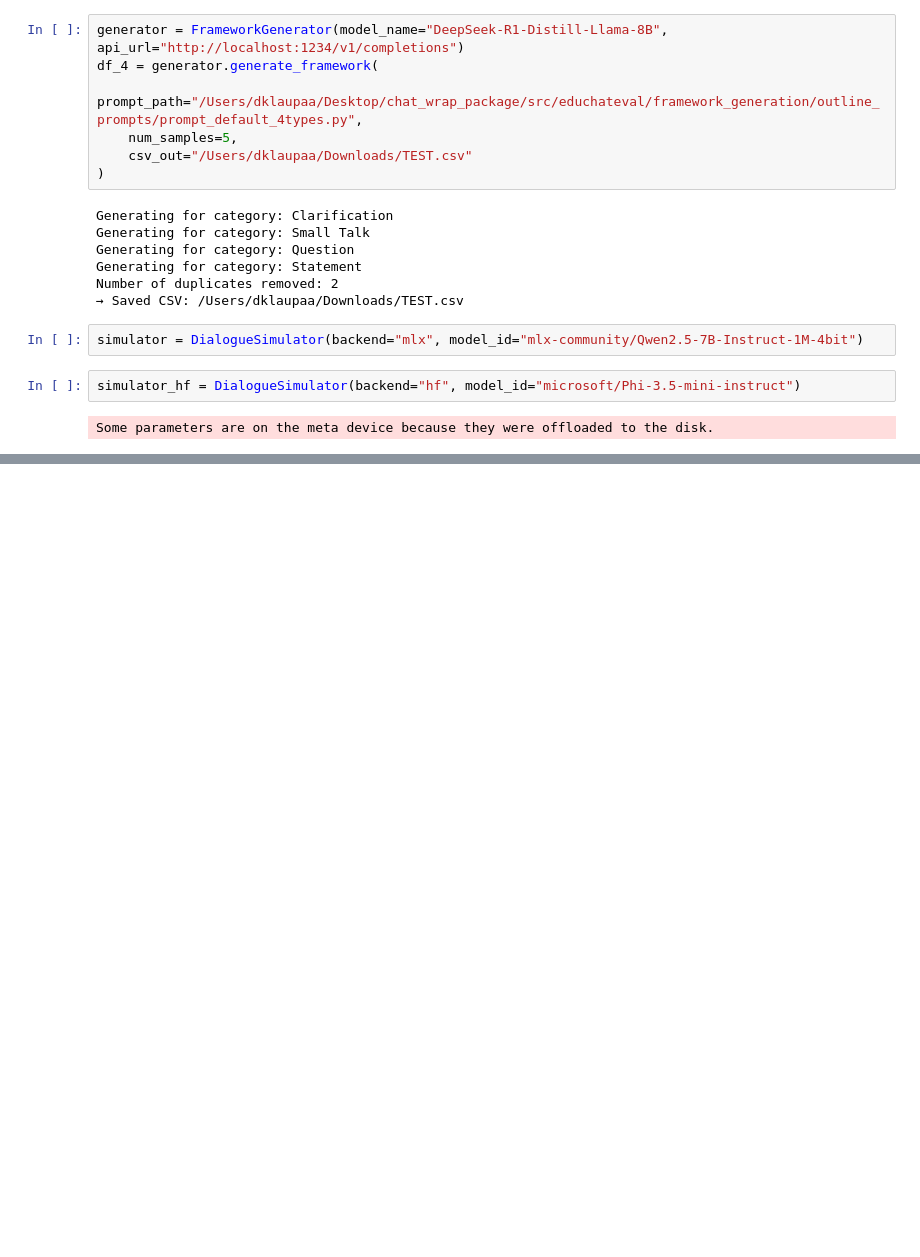
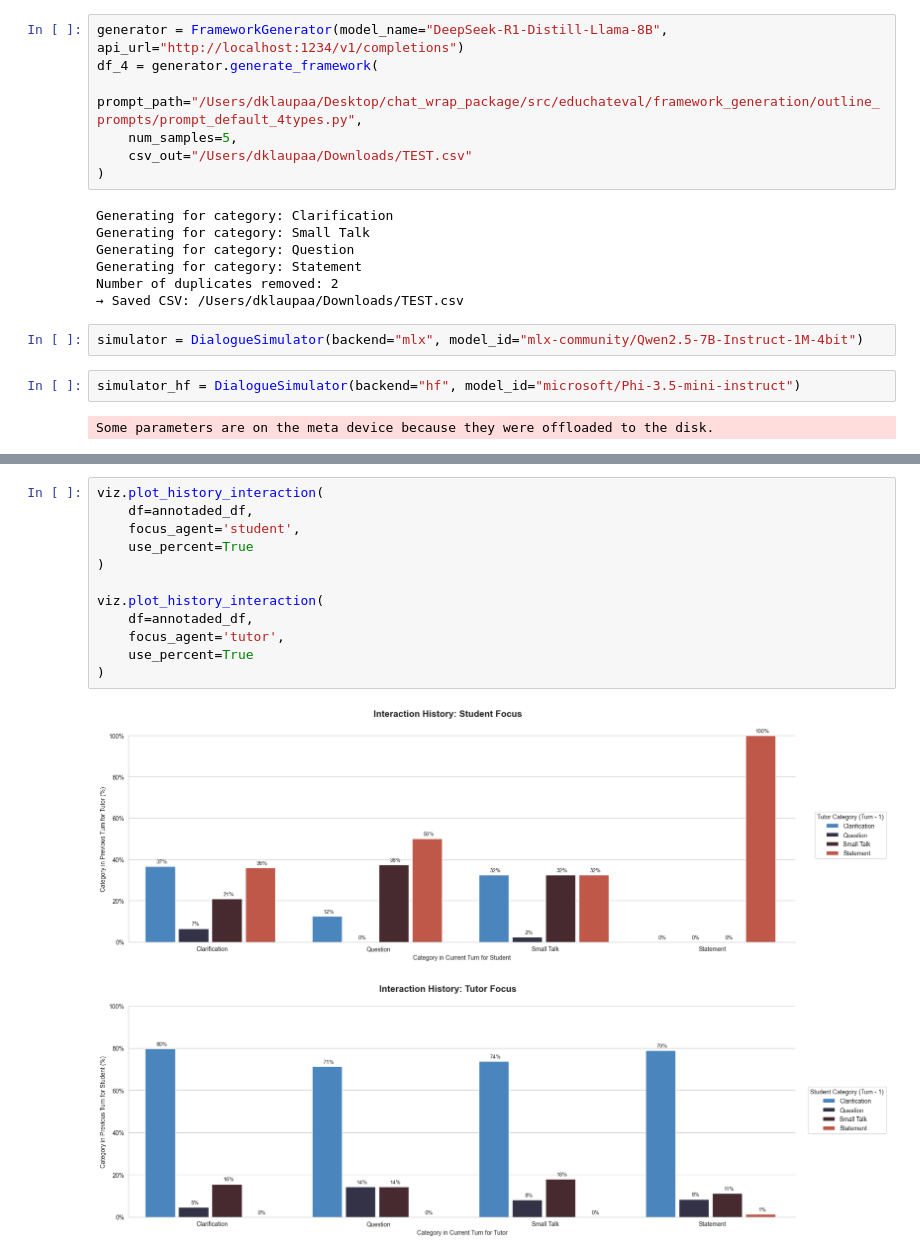
Before and after one commit to laurawpaaby/EduChatEval, a Jupyter notebook: tutorials/default_demo.ipynb, the cells around one changed output, grey strips where cells are left out. Cells and saved outputs as stored; diff of their text form; blank space fills up the shorter version.

```diff
--- a/tutorials/default_demo.ipynb
+++ b/tutorials/default_demo.ipynb
@@ -84,0 +169,15 @@ KeyError: 'role'
+# %%
+viz.plot_history_interaction(
+    df=annotaded_df,
+    focus_agent='student',
+    use_percent=True
+)
+
+viz.plot_history_interaction(
+    df=annotaded_df,
+    focus_agent='tutor',
+    use_percent=True
+)
+# %% [output]
+[figure, added]
+[figure, added]
```
Also changed, not shown: parts of 9 cells of this notebook, 3 other files.
